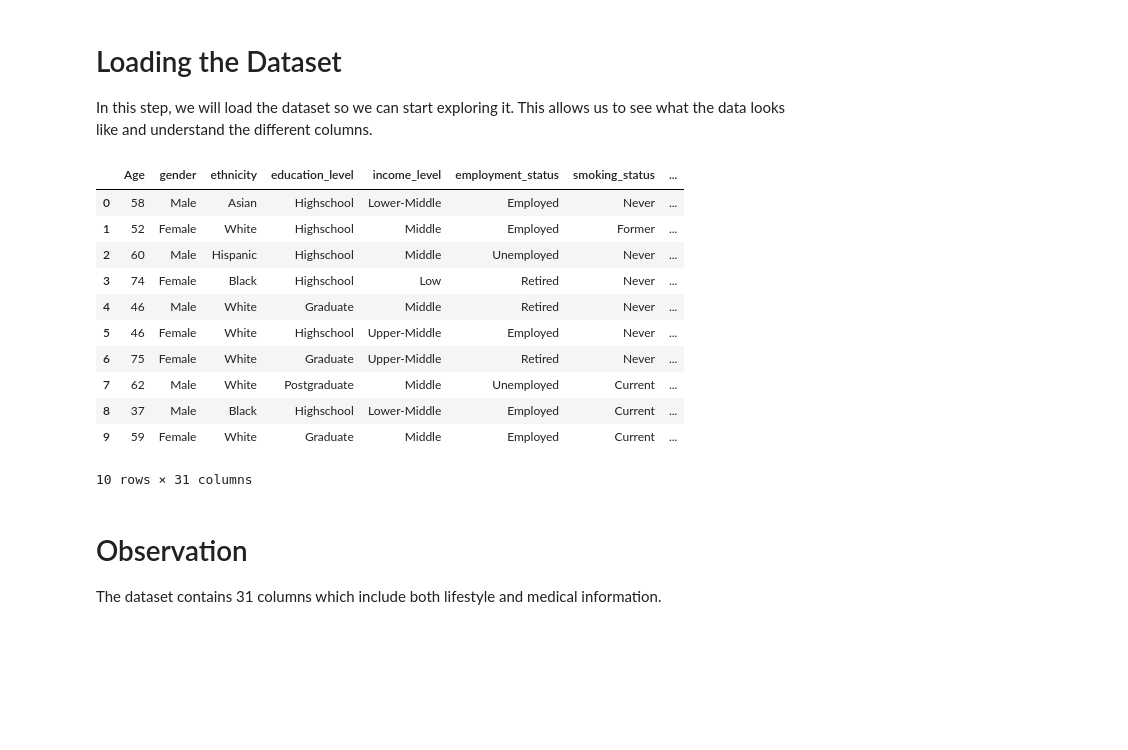
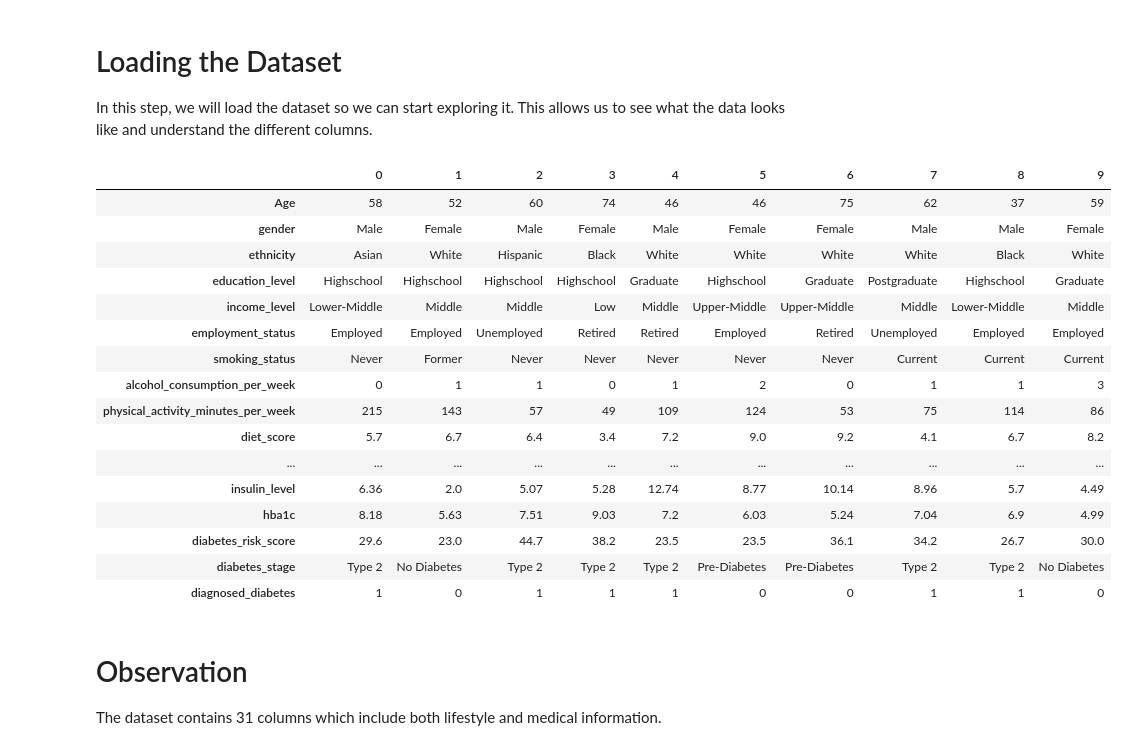
Before and after one commit to m-vs-0502/MLG382-Assignment1---Group-11, a Jupyter notebook: notebooks/01_data_exploration.ipynb, the cells around one changed output. Cells and saved outputs as stored; diff of their text form; code cells hidden in the pictures; blank space fills up the shorter version.

```diff
--- a/notebooks/01_data_exploration.ipynb
+++ b/notebooks/01_data_exploration.ipynb
@@ -18,19 +23,24 @@ In this step, we will load the dataset so we can start exploring it. This allows
 # %%
 df = pd.read_csv("../data/Diabetes_and_LifeStyle_Dataset_.csv")
-df.head(10)
+df.head(10).T
 # %% [output]
-|  | Age | gender | ethnicity | education_level | income_level | employment_status | smoking_status | ... |
-| 0 | 58 | Male | Asian | Highschool | Lower-Middle | Employed | Never | ... |
-| 1 | 52 | Female | White | Highschool | Middle | Employed | Former | ... |
-| 2 | 60 | Male | Hispanic | Highschool | Middle | Unemployed | Never | ... |
-| 3 | 74 | Female | Black | Highschool | Low | Retired | Never | ... |
-| 4 | 46 | Male | White | Graduate | Middle | Retired | Never | ... |
-| 5 | 46 | Female | White | Highschool | Upper-Middle | Employed | Never | ... |
-| 6 | 75 | Female | White | Graduate | Upper-Middle | Retired | Never | ... |
-| 7 | 62 | Male | White | Postgraduate | Middle | Unemployed | Current | ... |
-| 8 | 37 | Male | Black | Highschool | Lower-Middle | Employed | Current | ... |
-| 9 | 59 | Female | White | Graduate | Middle | Employed | Current | ... |
+|  | 0 | 1 | 2 | 3 | 4 | 5 | 6 | 7 | 8 | 9 |
+| Age | 58 | 52 | 60 | 74 | 46 | 46 | 75 | 62 | 37 | 59 |
+| gender | Male | Female | Male | Female | Male | Female | Female | Male | Male | Female |
+| ethnicity | Asian | White | Hispanic | Black | White | White | White | White | Black | White |
+| education_level | Highschool | Highschool | Highschool | Highschool | Graduate | Highschool | Graduate | Postgraduate | Highschool | Graduate |
+| income_level | Lower-Middle | Middle | Middle | Low | Middle | Upper-Middle | Upper-Middle | Middle | Lower-Middle | Middle |
+| employment_status | Employed | Employed | Unemployed | Retired | Retired | Employed | Retired | Unemployed | Employed | Employed |
+| smoking_status | Never | Former | Never | Never | Never | Never | Never | Current | Current | Current |
+| alcohol_consumption_per_week | 0 | 1 | 1 | 0 | 1 | 2 | 0 | 1 | 1 | 3 |
+| physical_activity_minutes_per_week | 215 | 143 | 57 | 49 | 109 | 124 | 53 | 75 | 114 | 86 |
+| diet_score | 5.7 | 6.7 | 6.4 | 3.4 | 7.2 | 9.0 | 9.2 | 4.1 | 6.7 | 8.2 |
+| ... | ... | ... | ... | ... | ... | ... | ... | ... | ... | ... |
+| insulin_level | 6.36 | 2.0 | 5.07 | 5.28 | 12.74 | 8.77 | 10.14 | 8.96 | 5.7 | 4.49 |
+| hba1c | 8.18 | 5.63 | 7.51 | 9.03 | 7.2 | 6.03 | 5.24 | 7.04 | 6.9 | 4.99 |
+| diabetes_risk_score | 29.6 | 23.0 | 44.7 | 38.2 | 23.5 | 23.5 | 36.1 | 34.2 | 26.7 | 30.0 |
+| diabetes_stage | Type 2 | No Diabetes | Type 2 | Type 2 | Type 2 | Pre-Diabetes | Pre-Diabetes | Type 2 | Type 2 | No Diabetes |
+| diagnosed_diabetes | 1 | 0 | 1 | 1 | 1 | 0 | 0 | 1 | 1 | 0 |
-10 rows × 31 columns
 # %% [markdown]
 # Observation
 
```
Also changed, not shown: parts of 12 cells of this notebook.
